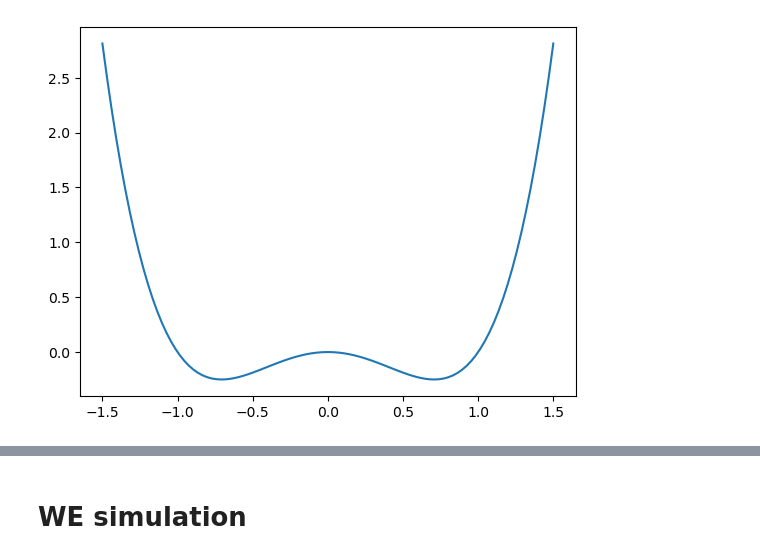
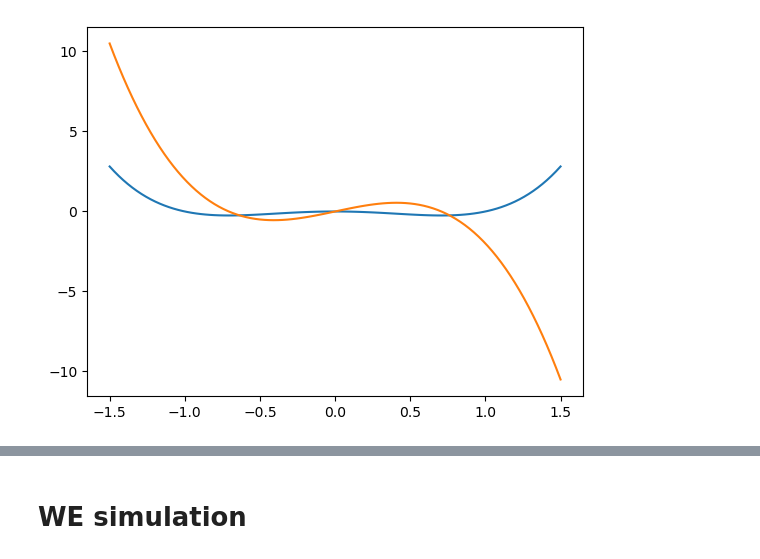
Before and after one commit to JonathanHB/sampling-methods, a Jupyter notebook: testing_v2.ipynb, the cells around one changed output, grey strips where cells are left out. Saved outputs shown, nothing was run; the diff lists cells and outputs as text; code cells hidden in the pictures.

```diff
--- a/testing_v2.ipynb
+++ b/testing_v2.ipynb
@@ -1,29 +1,30 @@
 # %%
 import propagators
 import energy_landscapes
 import long_simulation
 import weighted_ensemble_2
 import numpy as np
 import MSM_methods
 import analysis
 
 import matplotlib.pyplot as plt
 import importlib
 
 #methods for fast print debugging
 def p(x):
     print(x)
 def pl(x):
     print(len(x))
 def ps(x):
     print(x.shape)
 
 kT = 1
 dt = 0.001
 system1 = energy_landscapes.unit_double_well()
 system1.plot_quantity(system1.potential)
+system1.plot_quantity(system1.F)
 # %% [output]
-[figure, old version]
+[figure, new version]
 # %%
 importlib.reload(MSM_methods)
 importlib.reload(long_simulation)
```
Also changed, not shown: parts of 1 cell of this notebook, 1 other file.
